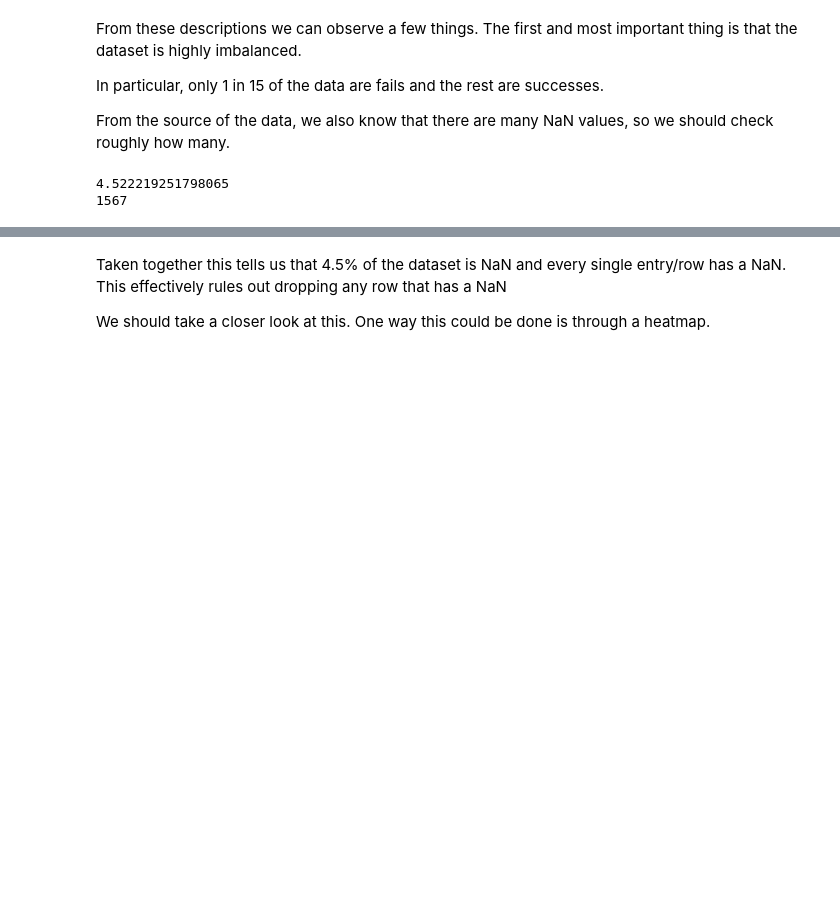
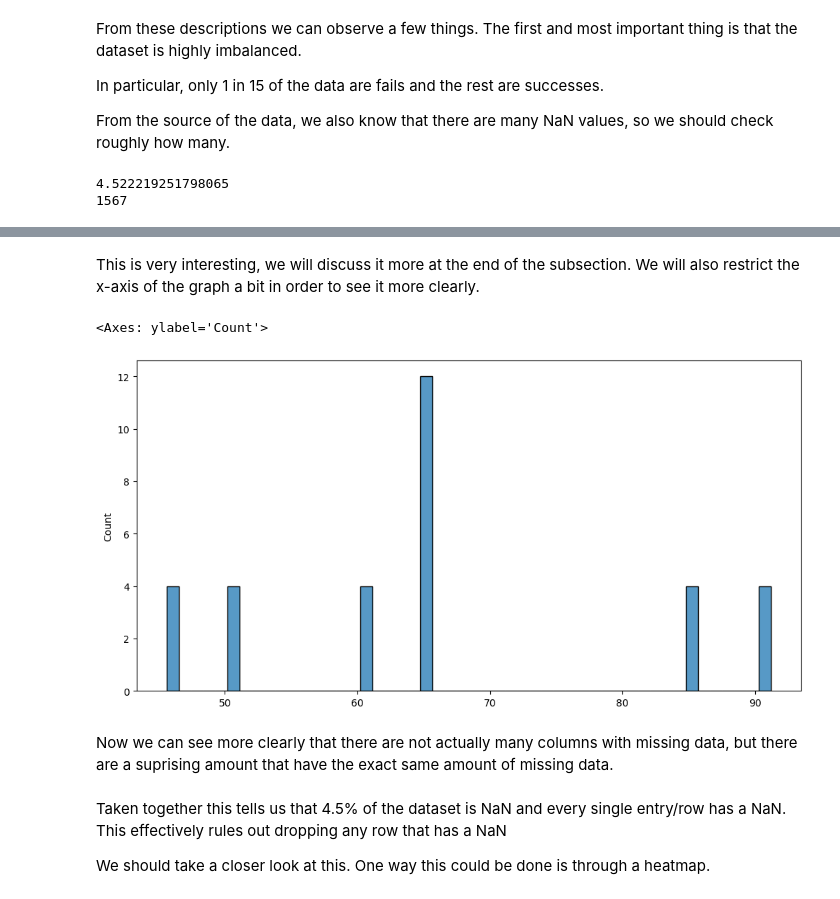
Before and after one commit to 4a24192a/erm-theres-an-issue, a Jupyter notebook: fault_detection.ipynb, the cells around one changed output, grey strips where cells are left out. Cells and saved outputs as stored; diff of their text form; code cells hidden in the pictures; blank space fills up the shorter version.

```diff
--- a/fault_detection.ipynb
+++ b/fault_detection.ipynb
@@ -85,3 +113,13 @@ print(data.apply(lambda column :column.hasnans, axis = 1).sum()) # number of ent
+# %% [markdown]
+This is very interesting, we will discuss it more at the end of the subsection. We will also restrict the x-axis of the graph a bit in order to see it more clearly.
+# %%
+plt.figure(figsize=(12, 6))
+sns.histplot(data = missing_data_percentage.drop(missing_data_percentage.index[missing_data_percentage < 30]), bins = 50)
+# %% [output]
+<Axes: ylabel='Count'>
+[figure, added]
+# %% [markdown]
+Now we can see more clearly that there are not actually many columns with missing data, but there are a suprising amount that have the exact same amount of missing data.
 # %% [markdown]
 Taken together this tells us that 4.5% of the dataset is NaN and every single entry/row has a NaN.
 This effectively rules out dropping any row that has a NaN
```
Also changed, not shown: parts of 10 cells of this notebook.
